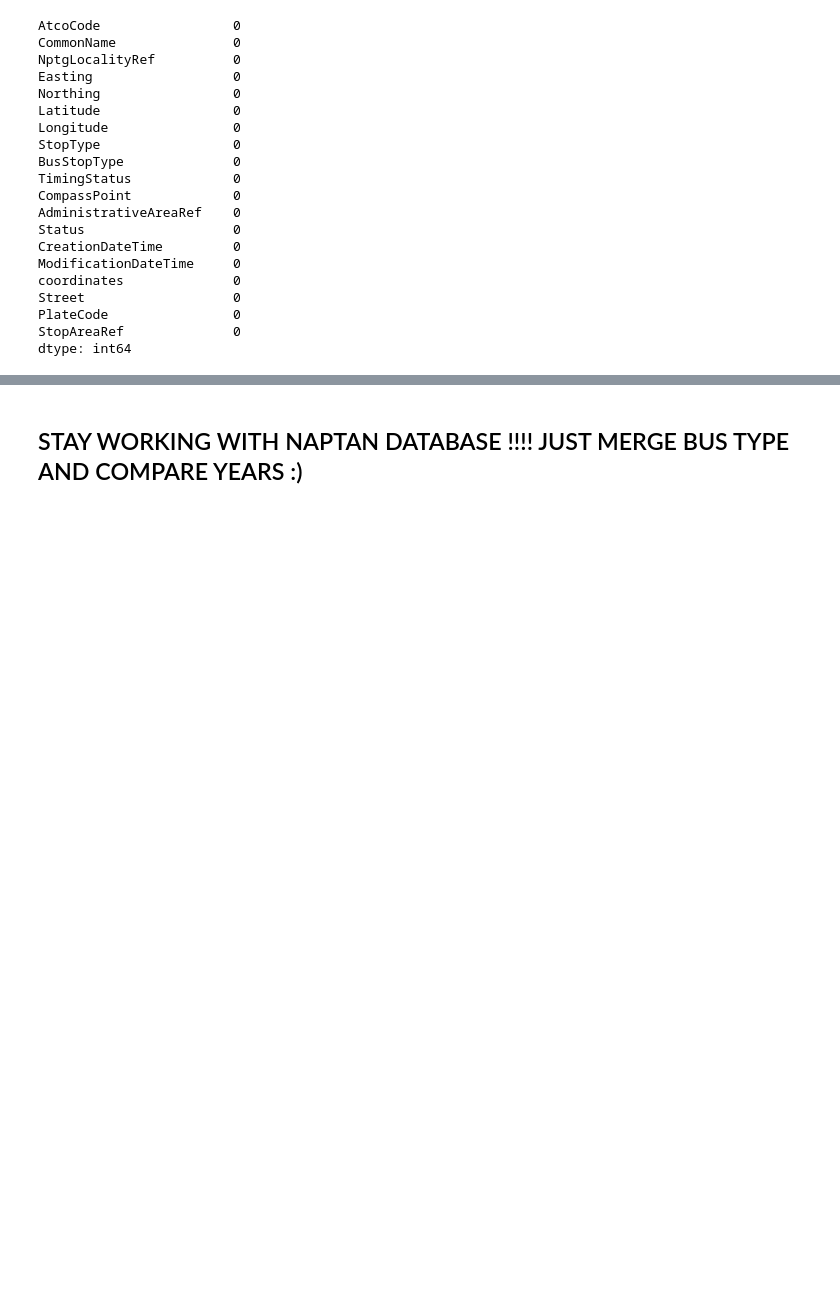
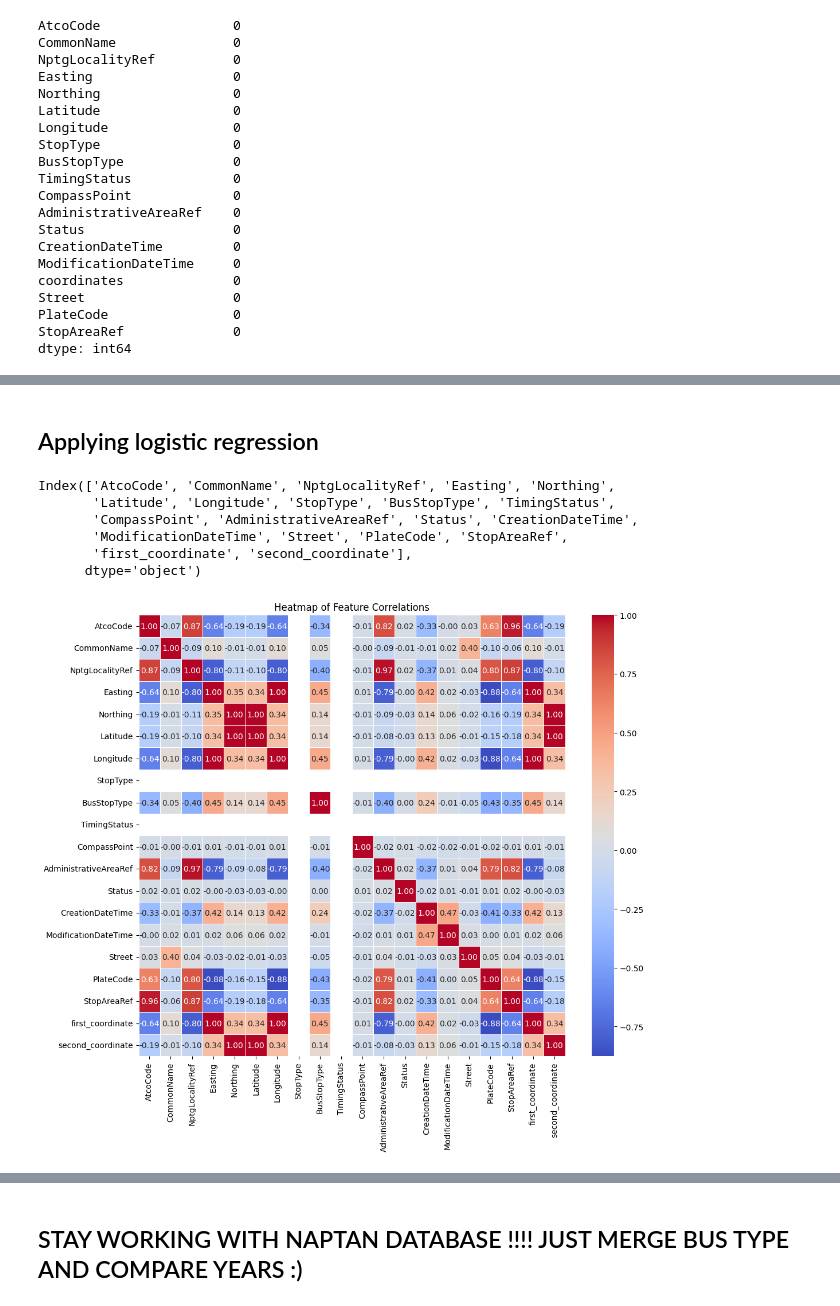
Before and after one commit to FernandoDataAnalitycs/second_CA, a Jupyter notebook: project_assigment.ipynb, the cells around one changed output, grey strips where cells are left out. Saved outputs shown, nothing was run; the diff lists cells and outputs as text; code cells hidden in the pictures; blank space fills up the shorter version.

```diff
--- a/project_assigment.ipynb
+++ b/project_assigment.ipynb
@@ -258,0 +273,26 @@ dtype: int64
+# %%
+#Encoding data before applying model
+from sklearn.preprocessing import LabelEncoder
+
+label_encoder = LabelEncoder()
+df_ireland['AtcoCode'] = label_encoder.fit_transform(df_ireland['AtcoCode'])
+df_ireland['CommonName'] = label_encoder.fit_transform(df_ireland['CommonName'])
+df_ireland['NptgLocalityRef'] = label_encoder.fit_transform(df_ireland['NptgLocalityRef'])
+df_ireland['StopType'] = label_encoder.fit_transform(df_ireland['StopType'])
+df_ireland['BusStopType'] = label_encoder.fit_transform(df_ireland['BusStopType'])
+df_ireland['TimingStatus'] = label_encoder.fit_transform(df_ireland['TimingStatus'])
+df_ireland['CompassPoint'] = label_encoder.fit_transform(df_ireland['CompassPoint'])
+df_ireland['Status'] = label_encoder.fit_transform(df_ireland['Status'])
+df_ireland['Street'] = label_encoder.fit_transform(df_ireland['Street'])
+df_ireland['StopAreaRef'] = label_encoder.fit_transform(df_ireland['StopAreaRef'])
+
+# transform date time in numerical form and put cero if the date is before 1970
+df_ireland['CreationDateTime'] = (pd.to_datetime(df_ireland['CreationDateTime']).astype(int) // 10**9).clip(lower=0)
+
+df_ireland['ModificationDateTime'] = (pd.to_datetime(df_ireland['ModificationDateTime']).astype(int) // 10**9)
+
+# split coordinates column in 2 :
+df_ireland[['first_coordinate', 'second_coordinate']] = df_ireland['coordinates'].apply(pd.Series)
+
+#drop coordinates column after separating
+df_ireland.drop(['coordinates'], axis=1,inplace=True)
@@ -258,0 +406,32 @@ dtype: int64
+# %% [markdown]
+## Applying logistic regression
+# %%
+df_ireland.columns
+# %% [output]
+Index(['AtcoCode', 'CommonName', 'NptgLocalityRef', 'Easting', 'Northing',
+       'Latitude', 'Longitude', 'StopType', 'BusStopType', 'TimingStatus',
+       'CompassPoint', 'AdministrativeAreaRef', 'Status', 'CreationDateTime',
+       'ModificationDateTime', 'Street', 'PlateCode', 'StopAreaRef',
+       'first_coordinate', 'second_coordinate'],
+      dtype='object')
+# %%
+features = ['AtcoCode', 'CommonName', 'NptgLocalityRef', 'Easting', 'Northing',
+            'Latitude', 'Longitude', 'StopType', 'BusStopType', 'TimingStatus',
+            'CompassPoint', 'AdministrativeAreaRef', 'Status', 'CreationDateTime',
+            'ModificationDateTime', 'Street', 'PlateCode', 'StopAreaRef',
+            'first_coordinate', 'second_coordinate']
+
+# Create a subset DataFrame with the selected features
+subset_df = df_ireland[features]
+
+# Calculate the correlation matrix
+correlation_matrix = subset_df.corr()
+
+# Create a heatmap
+
+plt.figure(figsize=(12, 10))
+sns.heatmap(correlation_matrix, annot=True, cmap='coolwarm', fmt=".2f", linewidths=.5)
+plt.title('Heatmap of Feature Correlations')
+plt.show()
+# %% [output]
+[figure, added]
```
Also changed, not shown: parts of 65 cells of this notebook, 2 other files.
